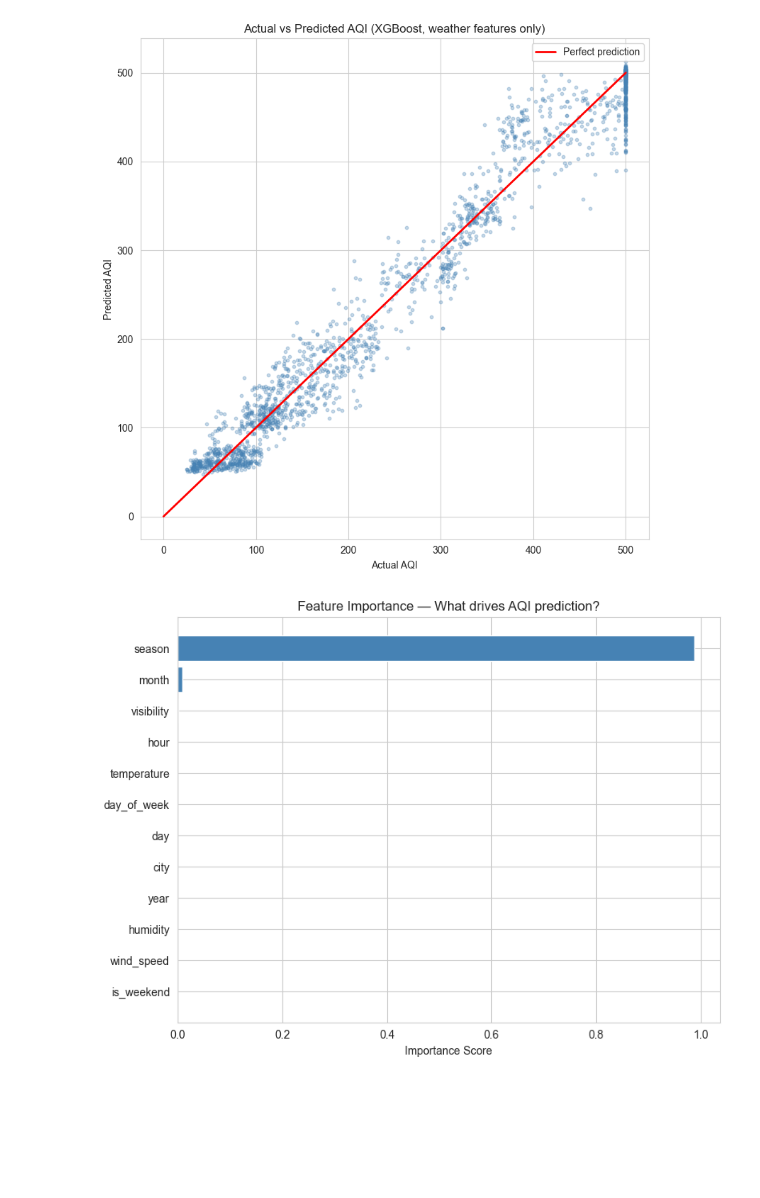
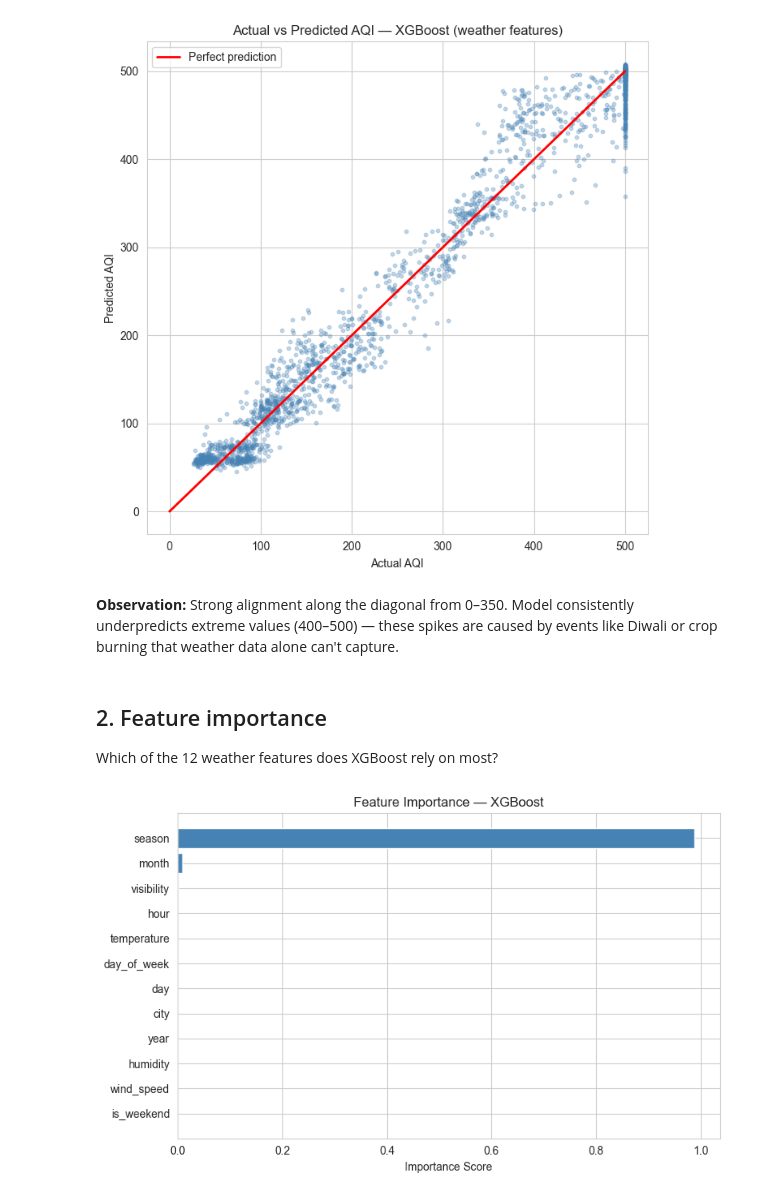
Before and after one commit to Shaurya-Sati/Delhi-NCR-AQI-Prediction, a Jupyter notebook: notebooks/04_evaluation.ipynb, the cells around one changed output. Cells and saved outputs as stored; diff of their text form; code cells hidden in the pictures; blank space fills up the shorter version.

```diff
--- a/notebooks/04_evaluation.ipynb
+++ b/notebooks/04_evaluation.ipynb
@@ -46,39 +53,37 @@ Test rows: 40,333
 # %%
-plt.figure(figsize=(8, 8))
+idx    = np.random.choice(len(y_te), 2000, replace=False)
+actual = y_te.values[idx]
+pred   = preds[idx]
 
-sample_idx = np.random.choice(len(y_te), 2000, replace=False)
-actual = y_te.values[sample_idx]
-predicted = preds[sample_idx]
-
-plt.scatter(actual, predicted, alpha=0.3, color='steelblue', s=10)
-
-plt.plot([0, 500], [0, 500], color='red', linewidth=2, label='Perfect prediction')
-
-plt.xlabel("Actual AQI")
-plt.ylabel("Predicted AQI")
-plt.title("Actual vs Predicted AQI (XGBoost, weather features only)")
-plt.legend()
-plt.tight_layout()
-plt.savefig('../outputs/actual_vs_predicted.png')
+plt.figure(figsize=(7,7))
+plt.scatter(actual, pred, alpha=0.3, color='steelblue', s=10)
+plt.plot([0,500],[0,500], color='red', linewidth=2, label='Perfect prediction')
+plt.xlabel("Actual AQI"); plt.ylabel("Predicted AQI")
+plt.title("Actual vs Predicted AQI — XGBoost (weather features)")
+plt.legend(); plt.tight_layout()
+plt.savefig('../outputs/actual_vs_predicted.png', dpi=150)
 plt.show()
 # %% [output]
-[figure, old version]
+[figure, new version]
+# %% [markdown]
+**Observation:** Strong alignment along the diagonal from 0–350.
+Model consistently underpredicts extreme values (400–500) — these spikes
+are caused by events like Diwali or crop burning that weather data alone can't capture.
+# %% [markdown]
+## 2. Feature importance
+Which of the 12 weather features does XGBoost rely on most?
 # %%
 importance = model.feature_importances_
-features   = weather_features
-
-# Sort by importance
 sorted_idx = np.argsort(importance)
 
-plt.figure(figsize=(8, 6))
-plt.barh([features[i] for i in sorted_idx],
+plt.figure(figsize=(8,5))
+plt.barh([weather_features[i] for i in sorted_idx],
          [importance[i] for i in sorted_idx],
          color='steelblue', edgecolor='white')
-
 plt.xlabel("Importance Score")
-plt.title("Feature Importance — What drives AQI prediction?")
+plt.title("Feature Importance — XGBoost")
 plt.tight_layout()
-plt.savefig('../outputs/feature_importance.png')
+plt.savefig('../outputs/feature_importance.png', dpi=150)
 plt.show()
 # %% [output]
-[figure, old version]
+[figure, new version]
```
Also changed, not shown: parts of 10 cells of this notebook, 6 other files.
